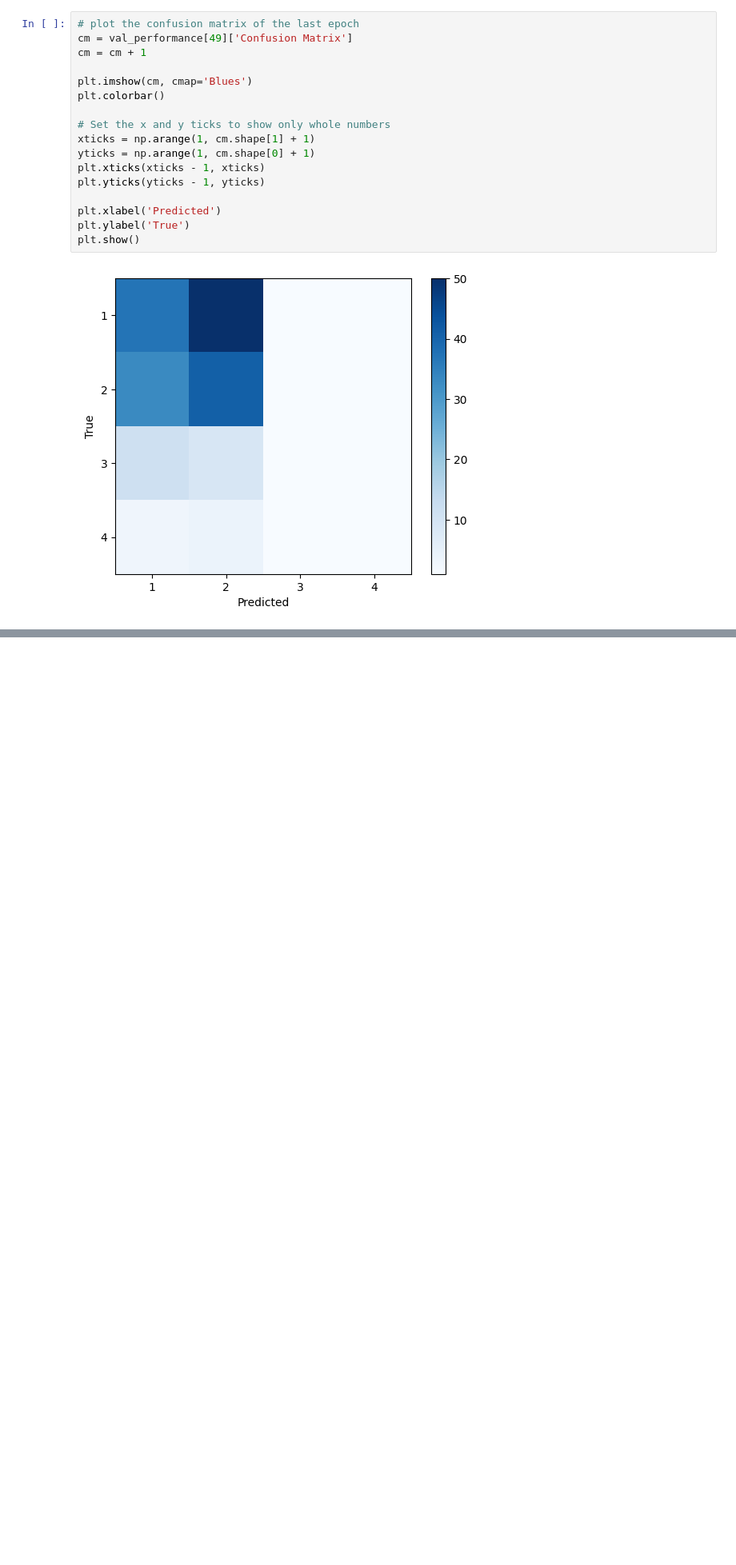
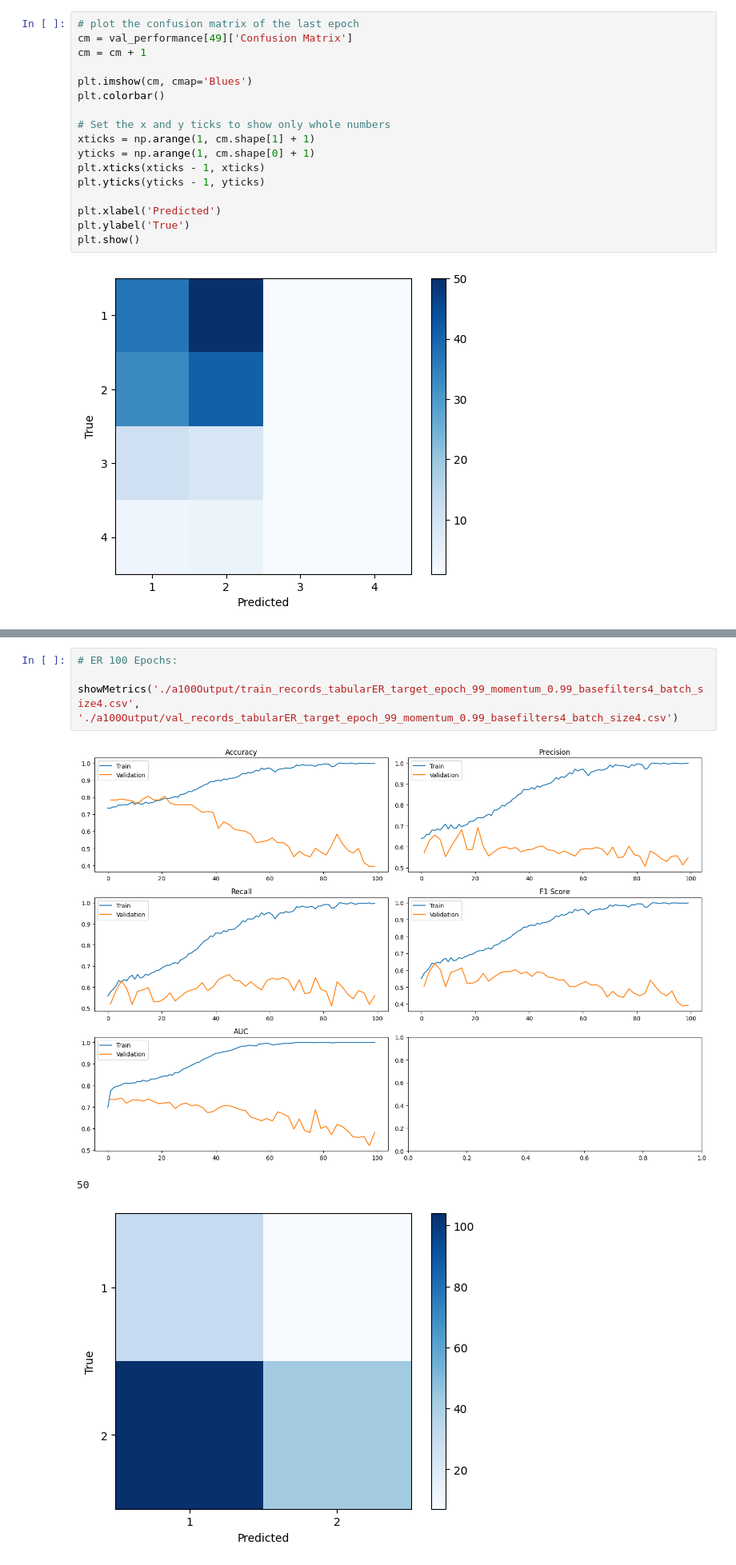
Before and after one commit to RaminKahidi/DAFT_CPSC_571, a Jupyter notebook: preformaceMetrics.ipynb, the cells around one changed output, grey strips where cells are left out. Shown at 80% size. Drawn from its saved outputs; the diff is of its cells as text; blank space fills up the shorter version.

```diff
--- a/preformaceMetrics.ipynb
+++ b/preformaceMetrics.ipynb
@@ -150,2 +159,10 @@ ER:
 
 showMetrics('./a100Output/train_records_tabularER_target_epoch_49_momentum_0.99_basefilters4_batch_size4.csv', './a100Output/val_records_tabularER_target_epoch_49_momentum_0.99_basefilters4_batch_size4.csv')
+# %%
+# ER 100 Epochs:
+
+showMetrics('./a100Output/train_records_tabularER_target_epoch_99_momentum_0.99_basefilters4_batch_size4.csv', './a100Output/val_records_tabularER_target_epoch_99_momentum_0.99_basefilters4_batch_size4.csv')
+# %% [output]
+[figure, added]
+50
+[figure, added]
```
Also changed, not shown: parts of 5 cells of this notebook, 11 other files.
